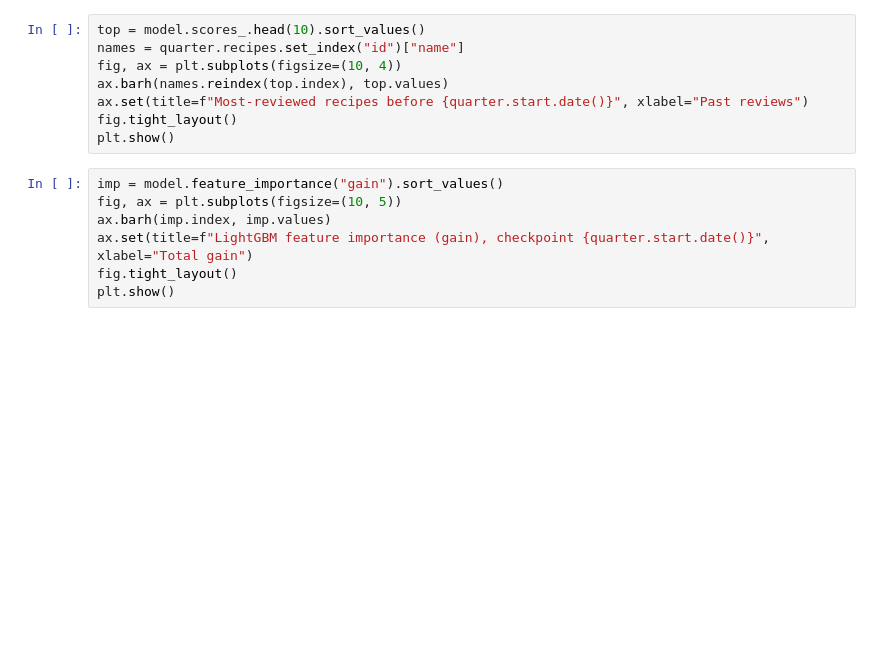
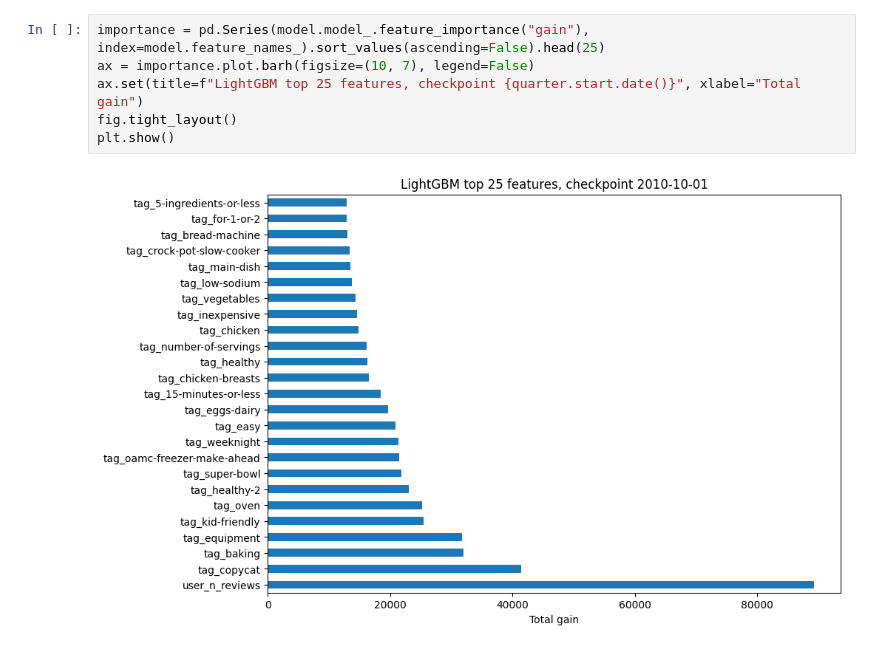
Before and after one commit to mihikabairathi/ml_in_practice_project, a Jupyter notebook: notebooks/rolling_lightgbm.ipynb, the cells around one changed output. Drawn from its saved outputs; the diff is of its cells as text; blank space fills up the shorter version.

```diff
--- a/notebooks/rolling_lightgbm.ipynb
+++ b/notebooks/rolling_lightgbm.ipynb
@@ -155,15 +129,8 @@ These scores describe active, eligible users, not every visitor; the scored-user
-# %%
-top = model.scores_.head(10).sort_values()
-names = quarter.recipes.set_index("id")["name"]
-fig, ax = plt.subplots(figsize=(10, 4))
-ax.barh(names.reindex(top.index), top.values)
-ax.set(title=f"Most-reviewed recipes before {quarter.start.date()}", xlabel="Past reviews")
-fig.tight_layout()
-plt.show()
 # %%
-imp = model.feature_importance("gain").sort_values()
-fig, ax = plt.subplots(figsize=(10, 5))
-ax.barh(imp.index, imp.values)
-ax.set(title=f"LightGBM feature importance (gain), checkpoint {quarter.start.date()}", xlabel="Total gain")
+importance = pd.Series(model.model_.feature_importance("gain"), index=model.feature_names_).sort_values(ascending=False).head(25)
+ax = importance.plot.barh(figsize=(10, 7), legend=False)
+ax.set(title=f"LightGBM top 25 features, checkpoint {quarter.start.date()}", xlabel="Total gain")
 fig.tight_layout()
 plt.show()
+# %% [output]
+[figure, added]
```
Also changed, not shown: parts of 13 cells of this notebook, 2 other files.
